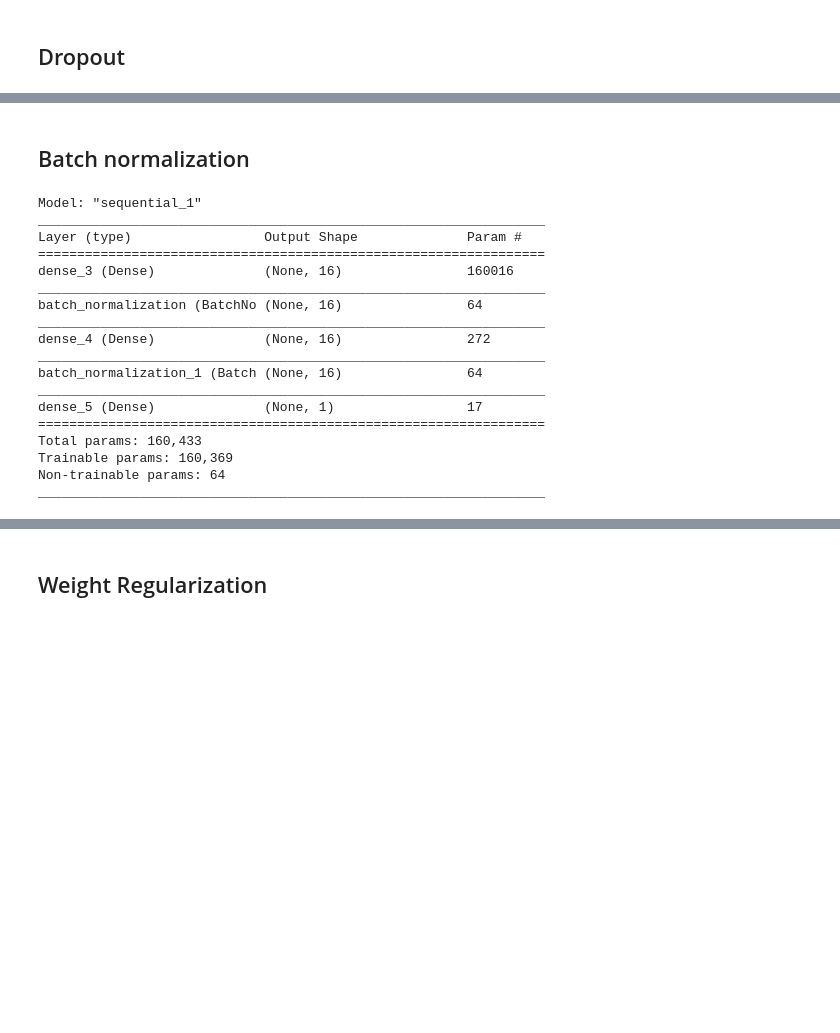
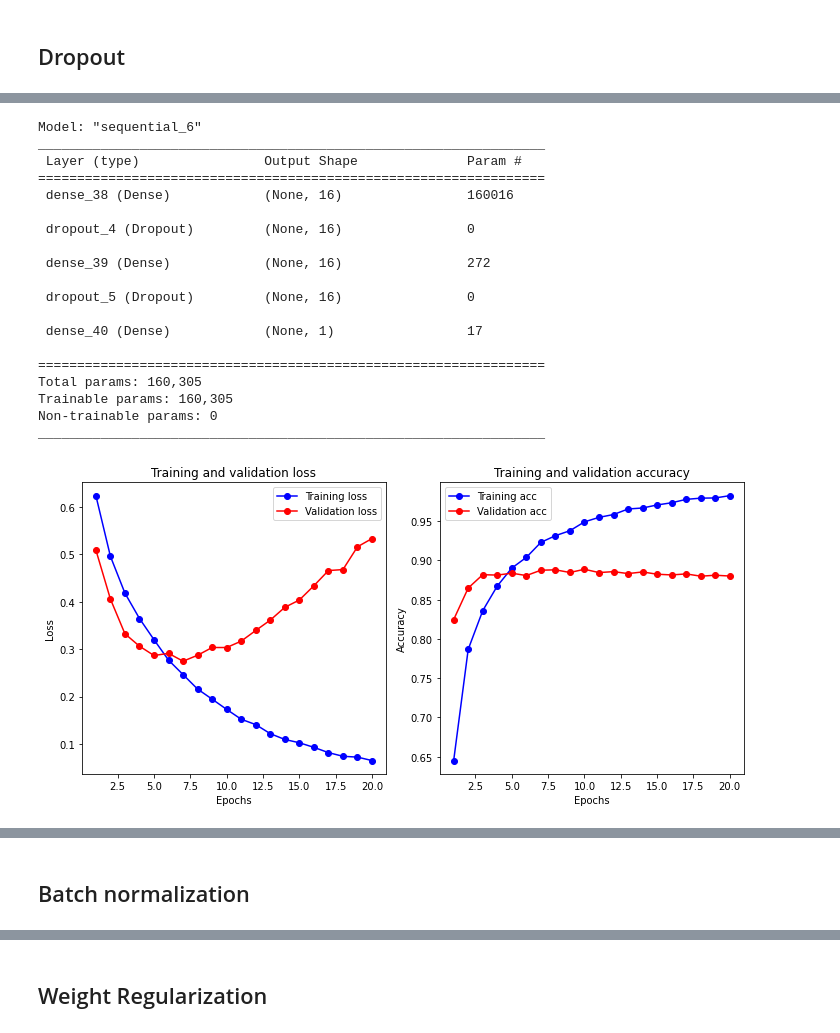
Before and after one commit to maxhormazabal/dl_submissions, a Jupyter notebook: L2/Lab2.ipynb, the cells around one changed output, grey strips where cells are left out. Cells and saved outputs as stored; diff of their text form; code cells hidden in the pictures; blank space fills up the shorter version.

```diff
--- a/L2/Lab2.ipynb
+++ b/L2/Lab2.ipynb
@@ -342,0 +235,23 @@ Epoch 20/20
+# %%
+dropout_test(dropouts=[0.5,0.5])
+# %% [output]
+Model: "sequential_6"
+_________________________________________________________________
+ Layer (type)                Output Shape              Param #
+=================================================================
+ dense_38 (Dense)            (None, 16)                160016
+
+ dropout_4 (Dropout)         (None, 16)                0
+
+ dense_39 (Dense)            (None, 16)                272
+
+ dropout_5 (Dropout)         (None, 16)                0
+
+ dense_40 (Dense)            (None, 1)                 17
+
+=================================================================
+Total params: 160,305
+Trainable params: 160,305
+Non-trainable params: 0
+_________________________________________________________________
+[figure, added]
@@ -343,30 +260,23 @@ Epoch 20/20
 # %% [markdown]
 ## Batch normalization
 # %%
-model = models.Sequential()
-model.add(layers.Dense(16, activation='relu', input_shape=(10000,)))
-model.add(layers.BatchNormalization())
-model.add(layers.Dense(16, activation='relu'))
-model.add(layers.BatchNormalization())
-model.add(layers.Dense(1, activation='sigmoid'))
+def batch_norm_test(center=True,scale=True):
+    model = models.Sequential()
+    model.add(layers.Dense(16, activation='relu', input_shape=(10000,)))
+    model.add(layers.BatchNormalization(center=center,scale=scale))
+    model.add(layers.Dense(16, activation='relu'))
+    model.add(layers.BatchNormalization(center=center,scale=scale))
+    model.add(layers.Dense(1, activation='sigmoid'))
 
-model.summary()
+    model.summary()
+    model.compile(optimizer = 'rmsprop',
+                loss = 'binary_crossentropy',
+                metrics = ['accuracy'])
+
+    history = model.fit(partial_x_train,
+                        partial_y_train,
+                        epochs = 20,
+                        batch_size = 512,
+                        verbose=0,
+                        validation_data = (x_val, y_val))
+    visualize_fit(model,history)
-# %% [output]
-Model: "sequential_1"
-_________________________________________________________________
-Layer (type)                 Output Shape              Param #
-=================================================================
-dense_3 (Dense)              (None, 16)                160016
-_________________________________________________________________
-batch_normalization (BatchNo (None, 16)                64
-_________________________________________________________________
-dense_4 (Dense)              (None, 16)                272
-_________________________________________________________________
-batch_normalization_1 (Batch (None, 16)                64
-_________________________________________________________________
-dense_5 (Dense)              (None, 1)                 17
-=================================================================
-Total params: 160,433
-Trainable params: 160,369
-Non-trainable params: 64
-_________________________________________________________________
```
Also changed, not shown: parts of 56 cells of this notebook.
